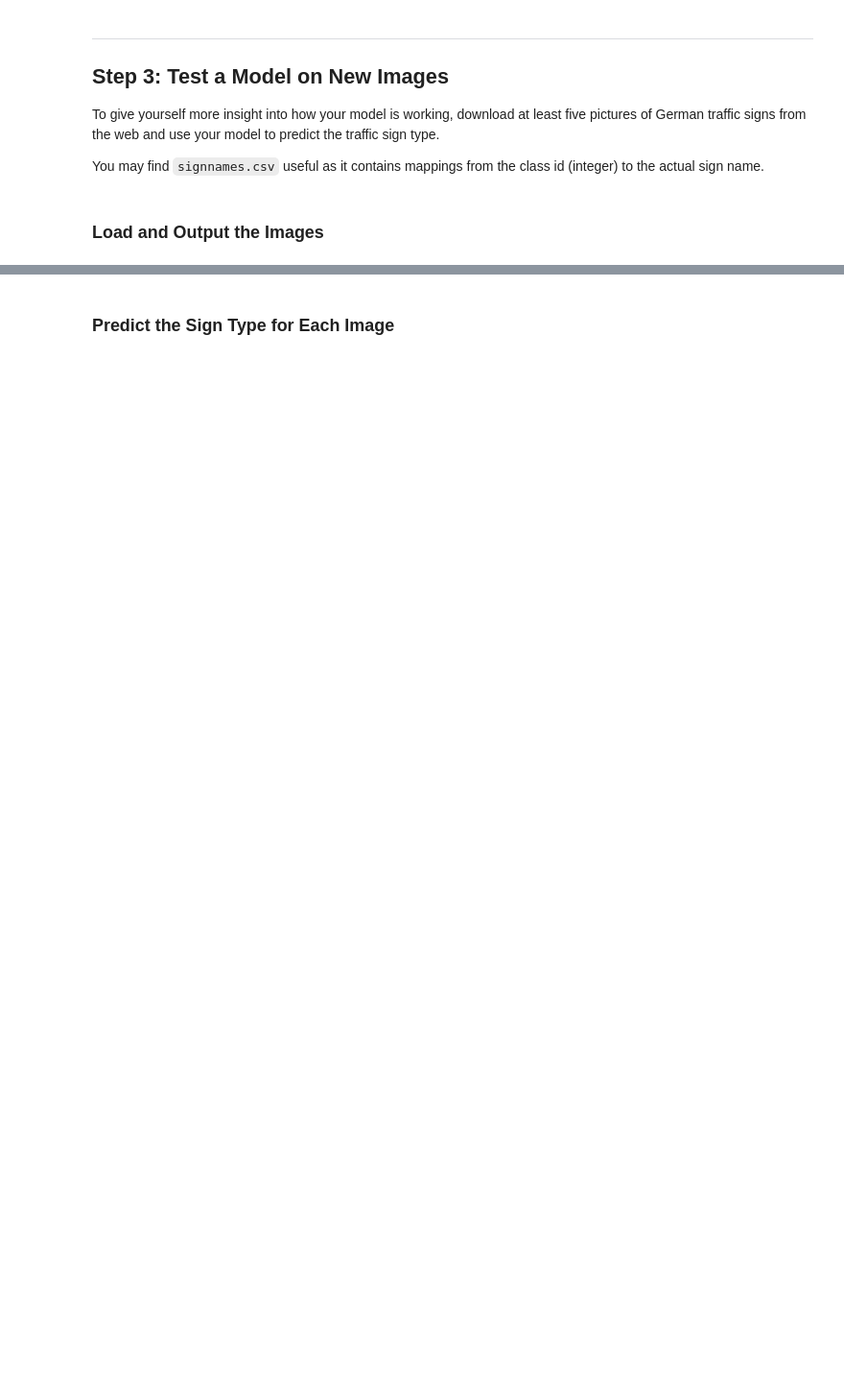
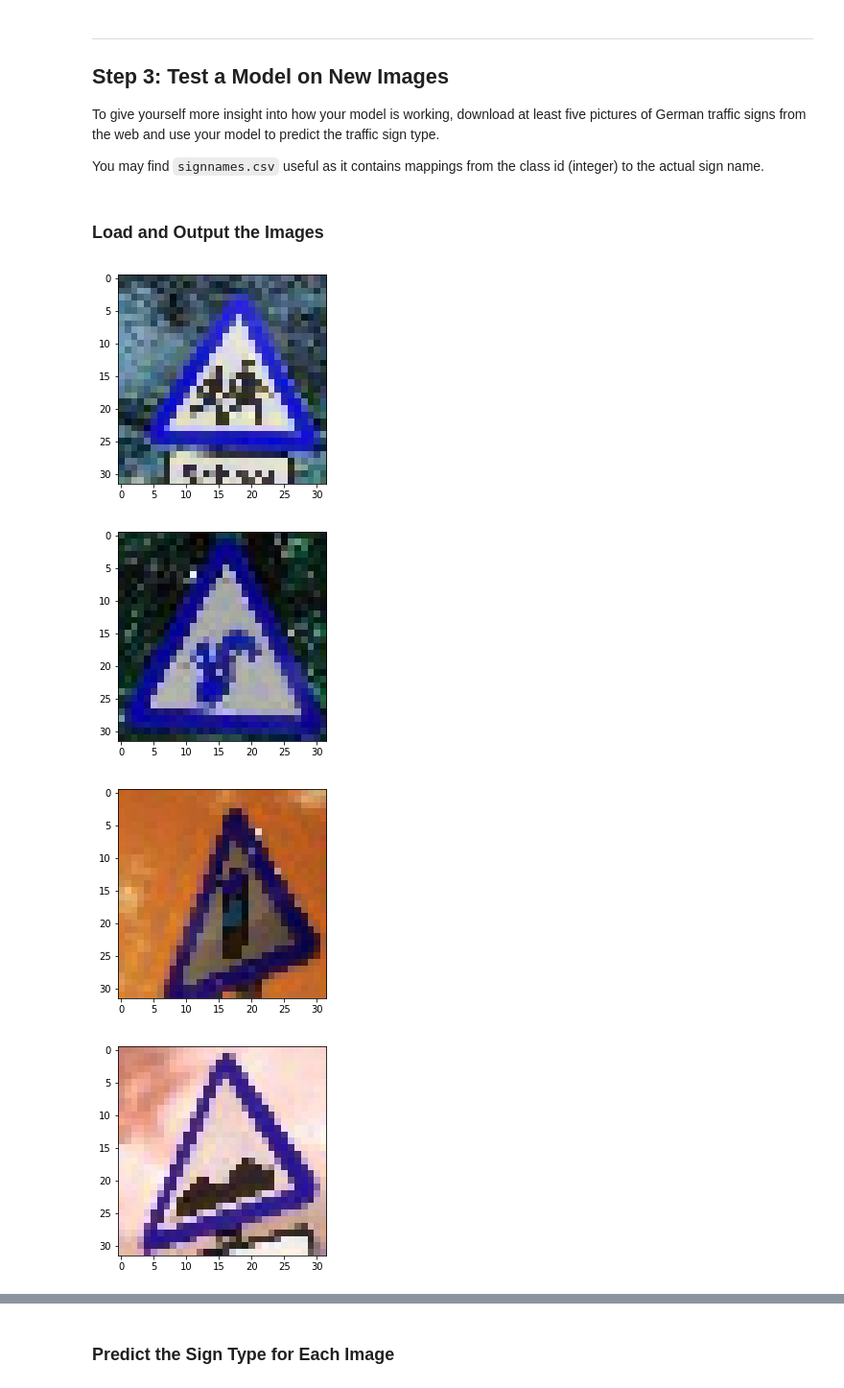
Before and after one commit to aneesh-joshi/Traffic_Signs_Classifier, a Jupyter notebook: Traffic_Sign_Classifier.ipynb, the cells around one changed output, grey strips where cells are left out. Shown at 96% size. Saved outputs shown, nothing was run; the diff lists cells and outputs as text; code cells hidden in the pictures; blank space fills up the shorter version.

```diff
--- a/Traffic_Sign_Classifier.ipynb
+++ b/Traffic_Sign_Classifier.ipynb
@@ -303,0 +316,22 @@ You may find `signnames.csv` useful as it contains mappings from the class id (i
+# %%
+### Load the images and plot them here.
+### Feel free to use as many code cells as needed.
+from IPython.display import Image, display
+import os
+import cv2
+
+images = []
+
+import matplotlib.pyplot as plt
+# Visualizations will be shown in the notebook.
+%matplotlib inline
+
+for img in os.listdir('../test_images/'):
+    plt.imshow(cv2.imread('../test_images/' + img))
+    images.append(cv2.imread('../test_images/' + img))
+    plt.show()
+# %% [output]
+[figure, added]
+[figure, added]
+[figure, added]
+[figure, added]
```
Also changed, not shown: parts of 30 cells of this notebook.
